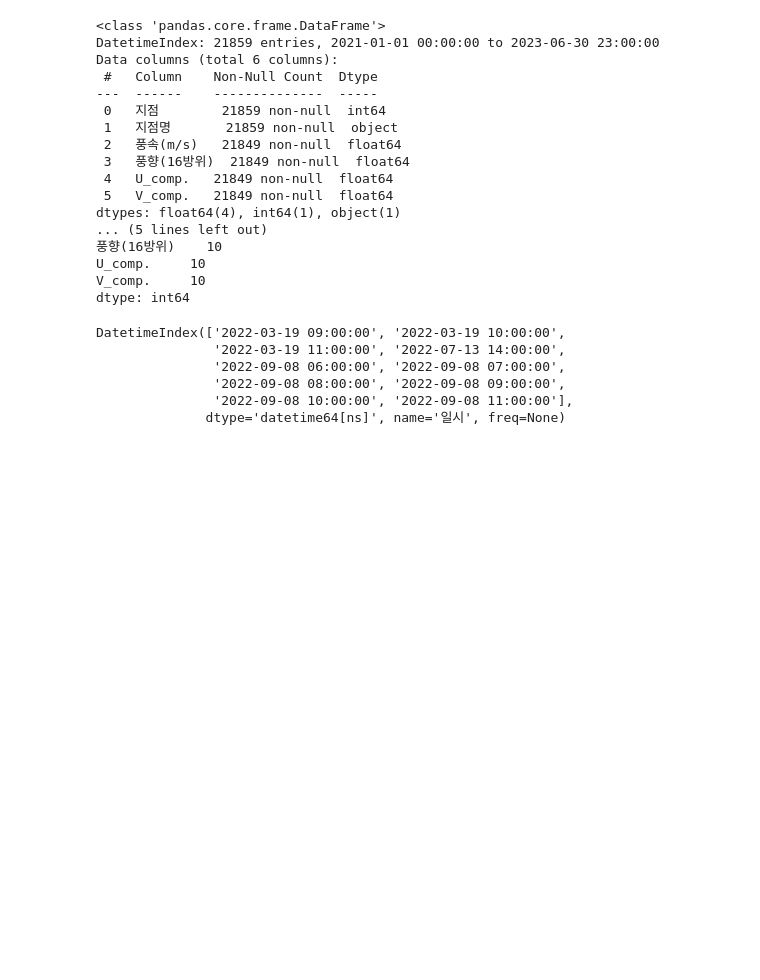
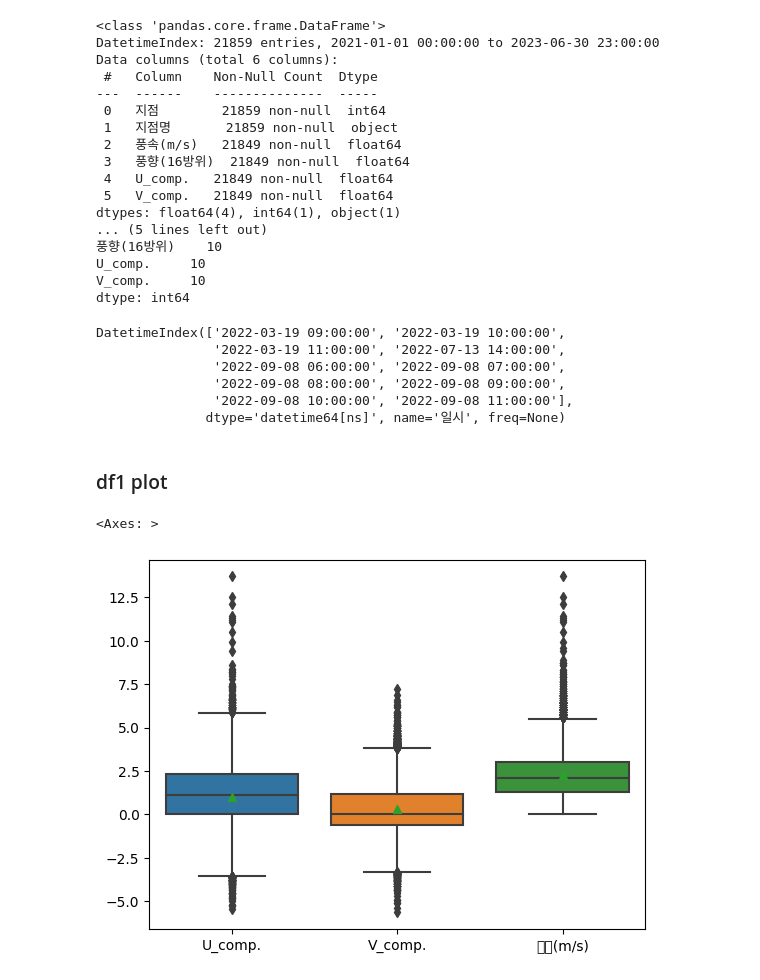
Before and after one commit to manki8908/Project_TJ_chatbot_202308, a Jupyter notebook: fcst_wind/PREP/obs_pre.ipynb, the cells around one changed output. Saved outputs shown, nothing was run; the diff lists cells and outputs as text; code cells hidden in the pictures; blank space fills up the shorter version.

```diff
--- a/fcst_wind/PREP/obs_pre.ipynb
+++ b/fcst_wind/PREP/obs_pre.ipynb
@@ -1,10 +1,11 @@
 # %%
-import openpyxl
+#import openpyxl
 import pandas as pd
 import numpy as np
 
 # .. OBS Data load
-read_dir = "D:\KMK_DATA\OBS\HOURLY\\"
+#read_dir = "D:\KMK_DATA\OBS\HOURLY\\"
+read_dir = "../DATA/"
 read_list = [
     "47105_OBS_ASOS_TIM_20210101_20211231.csv",
     "47105_OBS_ASOS_TIM_20220101_20221231.csv",
@@ -126,3 +140,17 @@ DatetimeIndex(['2022-03-19 09:00:00', '2022-03-19 10:00:00',
 #df1.loc['2022-03-19 09:00:00']
 df1.loc['2021-10-27 01:00:00'] # 결측 NaN, 진짜 없음 결측
 #df1.loc['2021-12-31 02:00:00']
+# %% [markdown]
+### df1 plot
+# %%
+# .. u,v kde plot
+
+# .. u,v box plot
+import matplotlib.pyplot as plt
+import seaborn as sns
+#df1.boxplot(column=['U_comp.','V_comp.'])
+
+sns.boxplot(data=df1[['U_comp.','V_comp.','풍속(m/s)']], showmeans=True)
+# %% [output]
+<Axes: >
+[figure, added]
```
Also changed, not shown: parts of 11 cells of this notebook, 4 other files.
